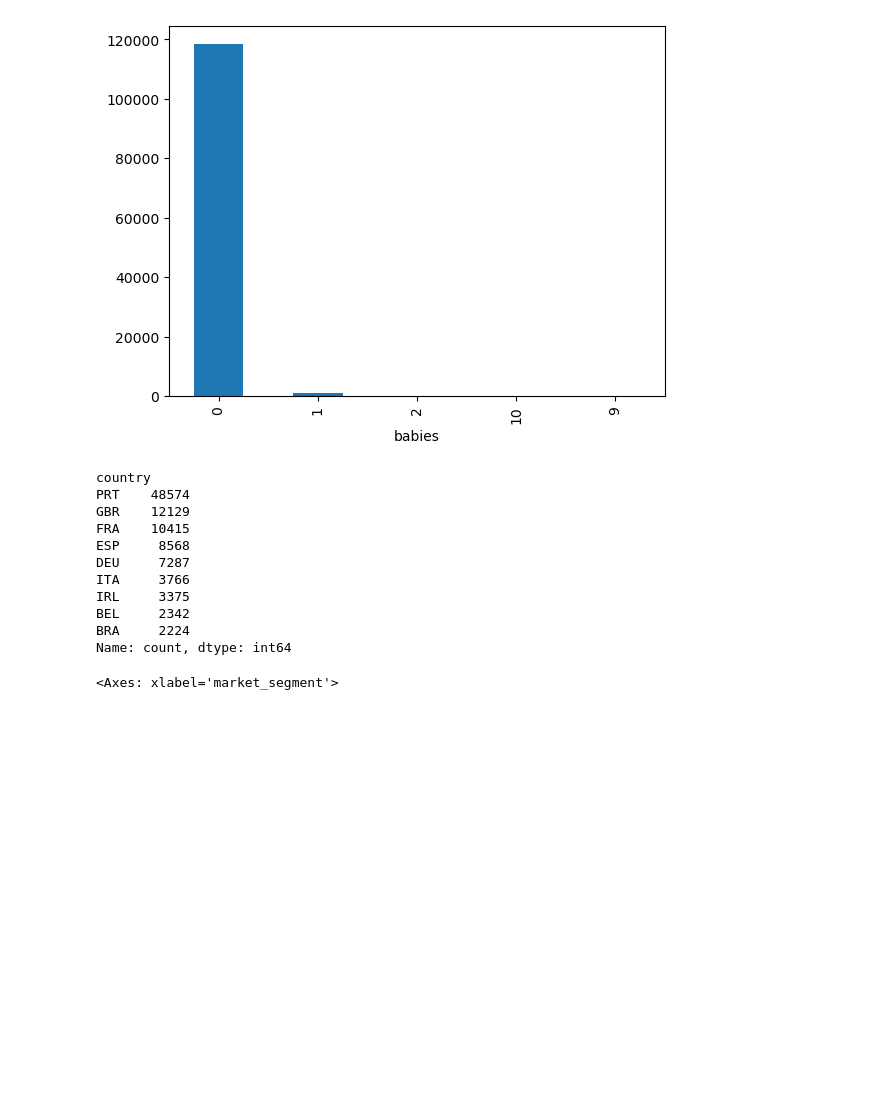
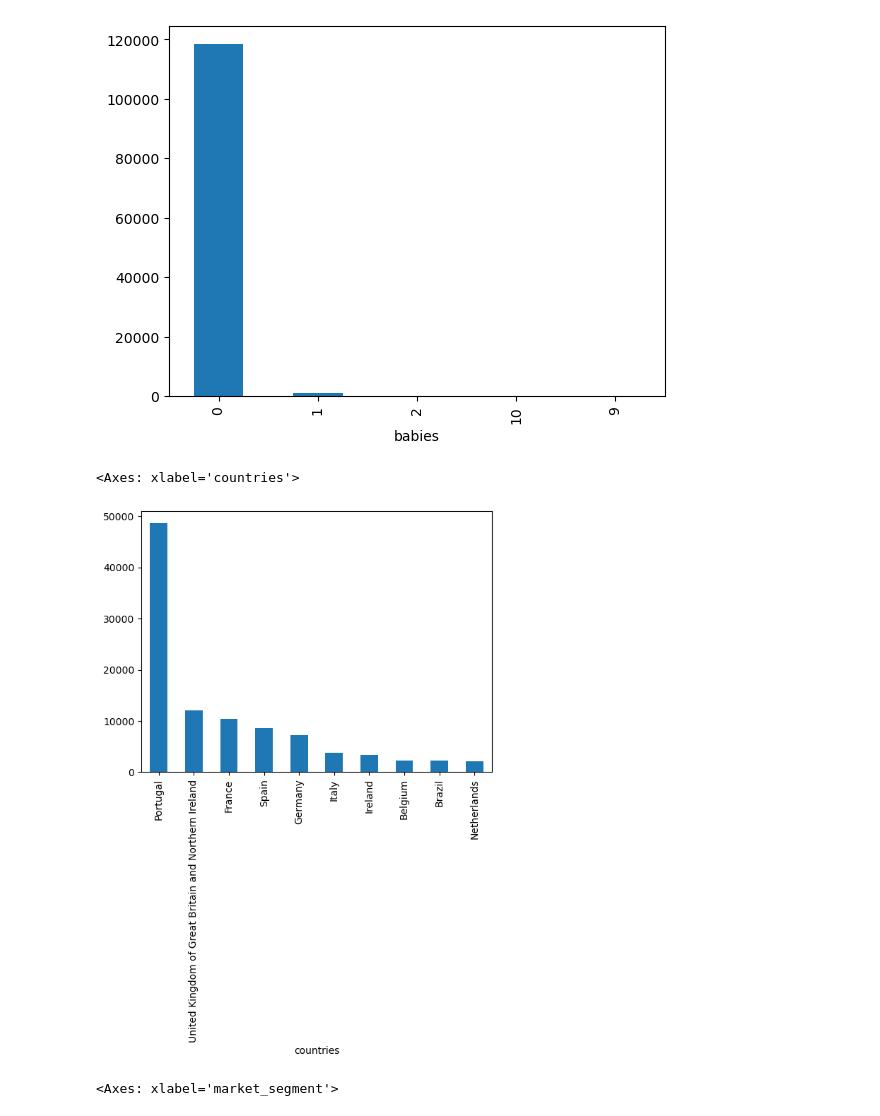
Before and after one commit to jbrunsell/Fintech-Project-1, a Jupyter notebook: data_clean_explore.ipynb, the cells around one changed output. Drawn from its saved outputs; the diff is of its cells as text; code cells hidden in the pictures; blank space fills up the shorter version.

Commit message:
put data file back and country names

```diff
--- a/data_clean_explore.ipynb
+++ b/data_clean_explore.ipynb
@@ -76,21 +79,16 @@ hotel_data['babies'].value_counts().plot(kind='bar')
 # %% [output]
 <Axes: xlabel='babies'>
 [figure]
-# %%
-#Checking customer country of residence
-hotel_data['country'].value_counts()[0:9]
-# %% [output]
-country
-PRT    48574
-GBR    12129
-FRA    10415
-ESP     8568
-DEU     7287
-ITA     3766
-IRL     3375
-BEL     2342
-BRA     2224
-Name: count, dtype: int64
+# %%
+#Checking customer country of residence
+countries=pd.read_csv('./all.csv')
+countries=countries.set_index('alpha-3')
+hotel_data['countries']=pd.merge(hotel_data['country'],countries['name'],how='left',left_on='country',right_on=countries.index)['name'].values
+hotel_data['countries']
+hotel_data['countries'].value_counts().iloc[0:10].plot(kind='bar')
+# %% [output]
+<Axes: xlabel='countries'>
+[figure, added]
 # %%
 #Checking customer type
 hotel_data['market_segment'].value_counts().plot(kind='bar')
```
Also changed, not shown: parts of 7 cells of this notebook, 2 other files.
